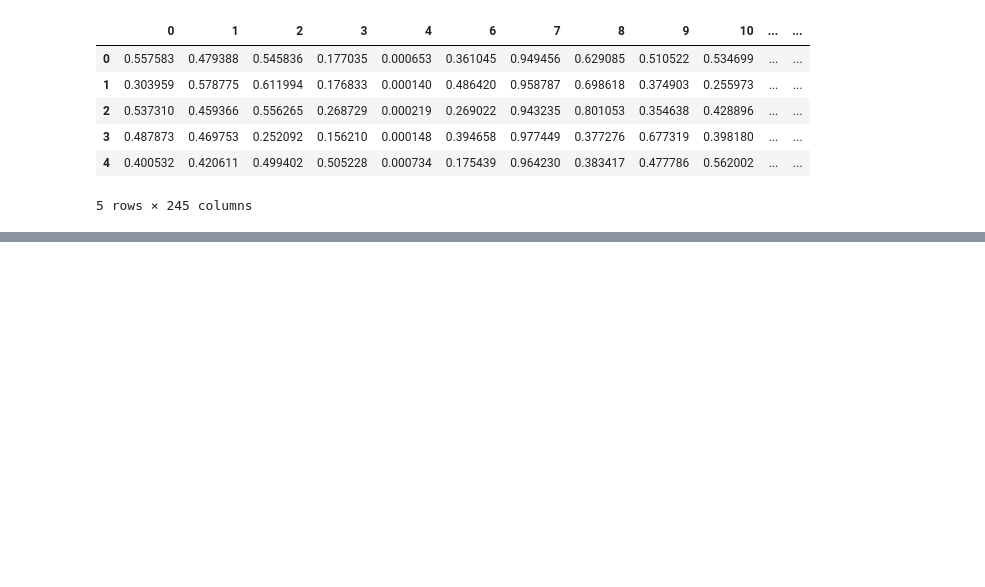
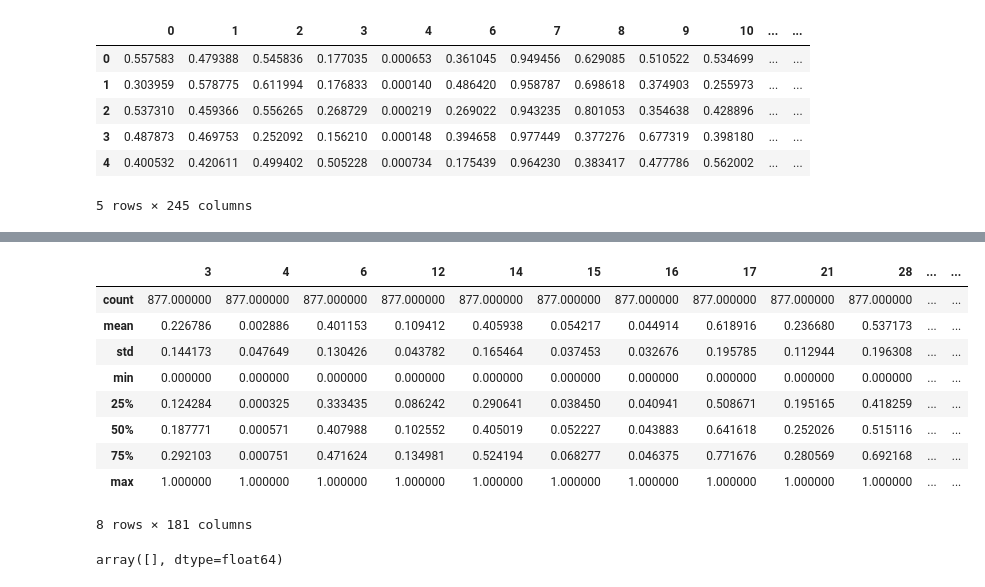
Before and after one commit to Ken-Alviola/individual_project, a Jupyter notebook: data_cleaning.ipynb, the cells around one changed output, grey strips where cells are left out. Saved outputs shown, nothing was run; the diff lists cells and outputs as text; code cells hidden in the pictures; blank space fills up the shorter version.

```diff
--- a/data_cleaning.ipynb
+++ b/data_cleaning.ipynb
@@ -308,8 +309,8 @@ new_train_scaled.head()
 # %%
 var_coef = variation(new_train_scaled)
 # %%
-# coeffecient of variation < 1 means data hardly varies from the mean and should be dropped
-var_bools = var_coef > 1
+# coeffecient of variation < 0.3 means data hardly varies from the mean and should be dropped
+var_bools = var_coef > 0.3
 # %%
 df1 = new_train_scaled.loc[:,var_bools]
 # %%
@@ -318,0 +543,13 @@ df1.shape
+# %%
+df1.describe()
+# %% [output]
+|  | 3 | 4 | 6 | 12 | 14 | 15 | 16 | 17 | 21 | 28 | ... | ... |
+| count | 877.000000 | 877.000000 | 877.000000 | 877.000000 | 877.000000 | 877.000000 | 877.000000 | 877.000000 | 877.000000 | 877.000000 | ... | ... |
+| mean | 0.226786 | 0.002886 | 0.401153 | 0.109412 | 0.405938 | 0.054217 | 0.044914 | 0.618916 | 0.236680 | 0.537173 | ... | ... |
+| std | 0.144173 | 0.047649 | 0.130426 | 0.043782 | 0.165464 | 0.037453 | 0.032676 | 0.195785 | 0.112944 | 0.196308 | ... | ... |
+| min | 0.000000 | 0.000000 | 0.000000 | 0.000000 | 0.000000 | 0.000000 | 0.000000 | 0.000000 | 0.000000 | 0.000000 | ... | ... |
+| 25% | 0.124284 | 0.000325 | 0.333435 | 0.086242 | 0.290641 | 0.038450 | 0.040941 | 0.508671 | 0.195165 | 0.418259 | ... | ... |
+| 50% | 0.187771 | 0.000571 | 0.407988 | 0.102552 | 0.405019 | 0.052227 | 0.043883 | 0.641618 | 0.252026 | 0.515116 | ... | ... |
+| 75% | 0.292103 | 0.000751 | 0.471624 | 0.134981 | 0.524194 | 0.068277 | 0.046375 | 0.771676 | 0.280569 | 0.692168 | ... | ... |
+| max | 1.000000 | 1.000000 | 1.000000 | 1.000000 | 1.000000 | 1.000000 | 1.000000 | 1.000000 | 1.000000 | 1.000000 | ... | ... |
+8 rows × 181 columns
@@ -318,0 +567,5 @@ df1.shape
+# %%
+#verifying correlations under 0.9 after scaling
+drop_cols
+# %% [output]
+array([], dtype=float64)
```
Also changed, not shown: parts of 10 cells of this notebook, 3 other files.
